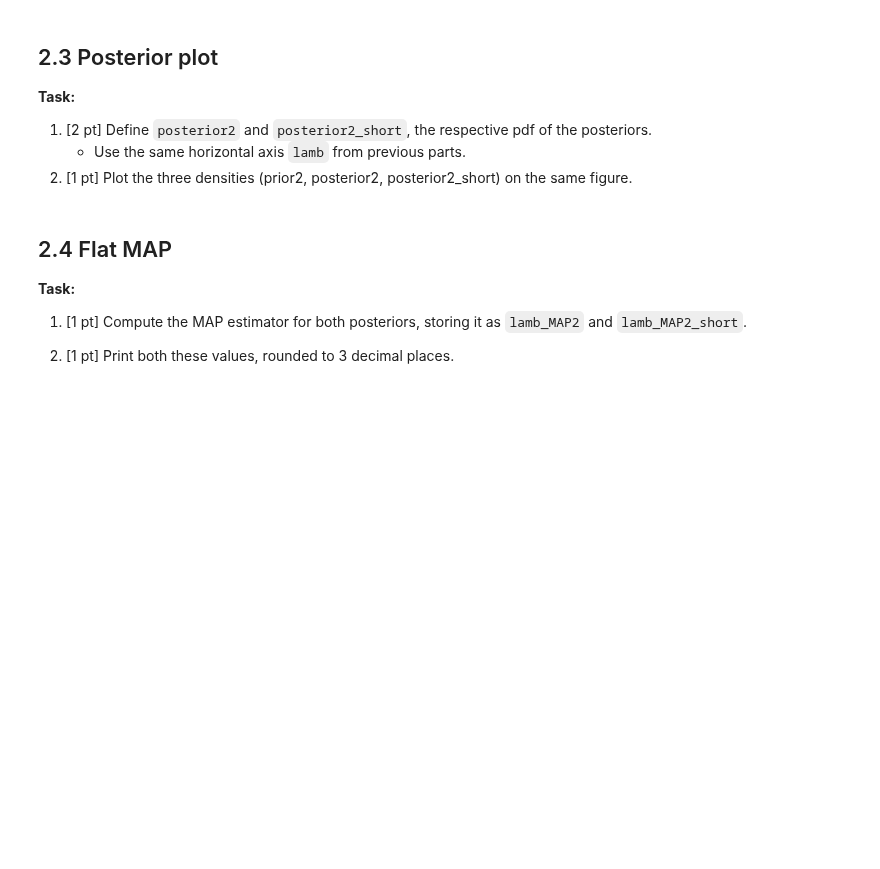
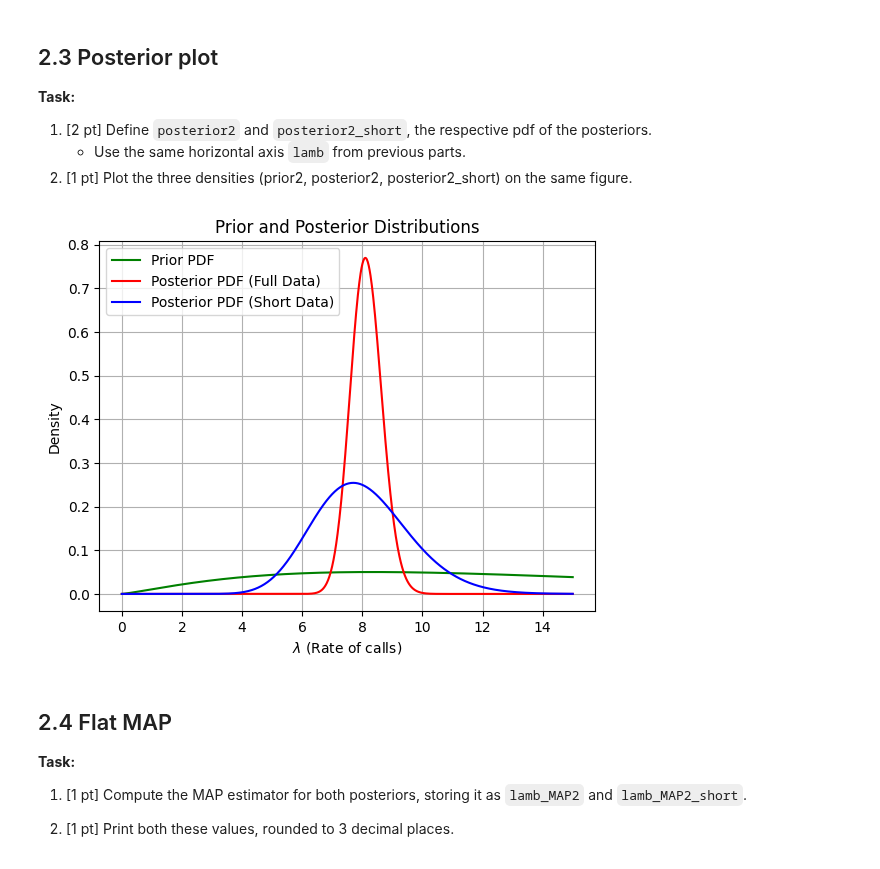
Before and after one commit to klxu03/ml-dl, a Jupyter notebook: data-sci/hw4/hw4-introds-sp24.ipynb, the cells around one changed output. Cells and saved outputs as stored; diff of their text form; code cells hidden in the pictures; blank space fills up the shorter version.

````diff
--- a/data-sci/hw4/hw4-introds-sp24.ipynb
+++ b/data-sci/hw4/hw4-introds-sp24.ipynb
@@ -192,11 +236,11 @@ Let the posterior parameters be
 [2 pt] Define ```alpha_post2```, ```beta_post2```, ```alpha_post2_short```, and ```beta_post2_short``` using the formula in the introduction.
 # %%
 # TODO alpha, beta
-alpha_post2 = None
-beta_post2 = None
+alpha_post2 = alpha_prior2 + sum(x)
+beta_post2 = beta_prior2 + n
 
-alpha_post2_short = None
-beta_post2_short = None
+alpha_post2_short = alpha_prior2 + sum(x_short)
+beta_post2_short = beta_prior2 + n_short
 # %% [markdown]
 ## 2.3 Posterior plot
 **Task:**
@@ -213,3 +251,20 @@ posterior2_short = None
+# %%
+# TODO posterior
+posterior2 = stats.gamma.pdf(lamb, a=alpha_post2, scale=1/beta_post2)
+posterior2_short = stats.gamma.pdf(lamb, a=alpha_post2_short, scale=1/beta_post2_short)
+
+# TODO plot
+plt.plot(lamb, prior2, 'g-', label='Prior PDF')
+plt.plot(lamb, posterior2, 'r-', label='Posterior PDF (Full Data)')
+plt.plot(lamb, posterior2_short, 'b-', label='Posterior PDF (Short Data)')
+plt.title('Prior and Posterior Distributions')
+plt.xlabel('$\lambda$ (Rate of calls)')
+plt.ylabel('Density')
+plt.legend()
+plt.grid(True)
+plt.show()
+# %% [output]
+[figure, added]
 # %% [markdown]
 ## 2.4 Flat MAP
 **Task:**
````
Also changed, not shown: parts of 16 cells of this notebook, 1 other file.
